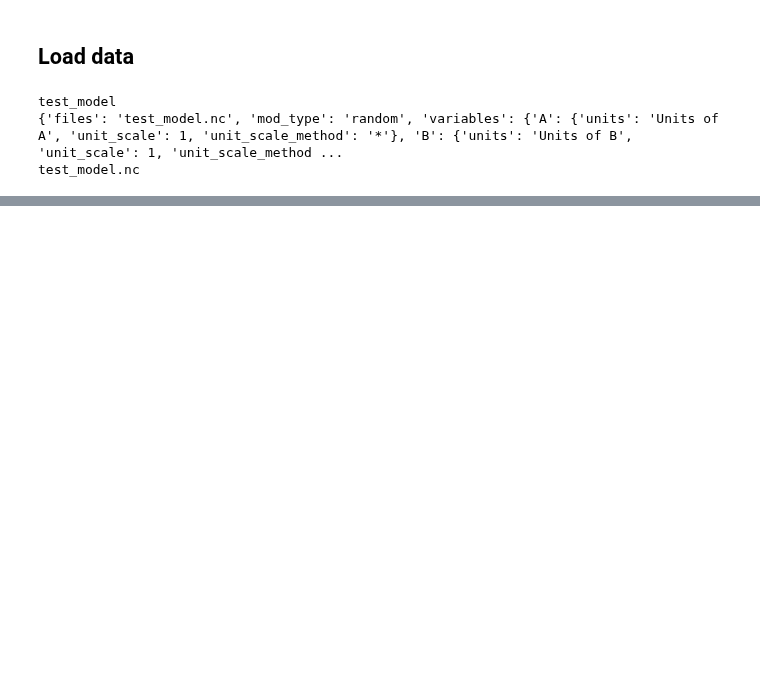
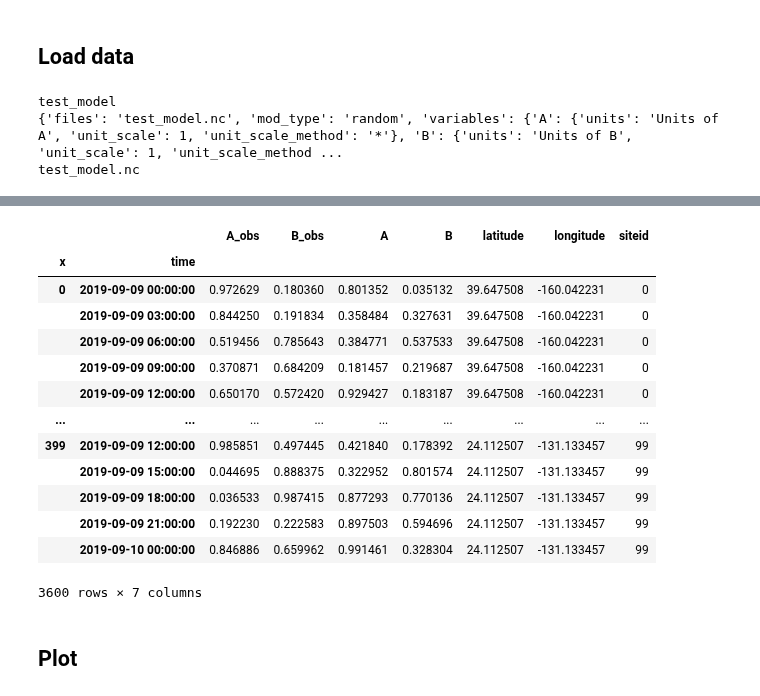
Before and after one commit to NOAA-CSL/MELODIES-MONET, a Jupyter notebook: docs/examples/idealized.ipynb, the cells around one changed output, grey strips where cells are left out. Saved outputs shown, nothing was run; the diff lists cells and outputs as text; code cells hidden in the pictures; blank space fills up the shorter version.

Commit message:
idealized example pairs
but not plots yet...

```diff
--- a/docs/examples/idealized.ipynb
+++ b/docs/examples/idealized.ipynb
@@ -99,0 +194,19 @@ Data variables:
+# %%
+an.paired['test_obs_test_model'].obj.to_dataframe()
+# %% [output]
+|  |  | A_obs | B_obs | A | B | latitude | longitude | siteid |
+| x | time |  |  |  |  |  |  |  |
+| 0 | 2019-09-09 00:00:00 | 0.972629 | 0.180360 | 0.801352 | 0.035132 | 39.647508 | -160.042231 | 0 |
+|  | 2019-09-09 03:00:00 | 0.844250 | 0.191834 | 0.358484 | 0.327631 | 39.647508 | -160.042231 | 0 |
+|  | 2019-09-09 06:00:00 | 0.519456 | 0.785643 | 0.384771 | 0.537533 | 39.647508 | -160.042231 | 0 |
+|  | 2019-09-09 09:00:00 | 0.370871 | 0.684209 | 0.181457 | 0.219687 | 39.647508 | -160.042231 | 0 |
+|  | 2019-09-09 12:00:00 | 0.650170 | 0.572420 | 0.929427 | 0.183187 | 39.647508 | -160.042231 | 0 |
+| ... | ... | ... | ... | ... | ... | ... | ... | ... |
+| 399 | 2019-09-09 12:00:00 | 0.985851 | 0.497445 | 0.421840 | 0.178392 | 24.112507 | -131.133457 | 99 |
+|  | 2019-09-09 15:00:00 | 0.044695 | 0.888375 | 0.322952 | 0.801574 | 24.112507 | -131.133457 | 99 |
+|  | 2019-09-09 18:00:00 | 0.036533 | 0.987415 | 0.877293 | 0.770136 | 24.112507 | -131.133457 | 99 |
+|  | 2019-09-09 21:00:00 | 0.192230 | 0.222583 | 0.897503 | 0.594696 | 24.112507 | -131.133457 | 99 |
+|  | 2019-09-10 00:00:00 | 0.846886 | 0.659962 | 0.991461 | 0.328304 | 24.112507 | -131.133457 | 99 |
+3600 rows × 7 columns
+# %% [markdown]
+## Plot
```
Also changed, not shown: parts of 13 cells of this notebook, 2 other files.
